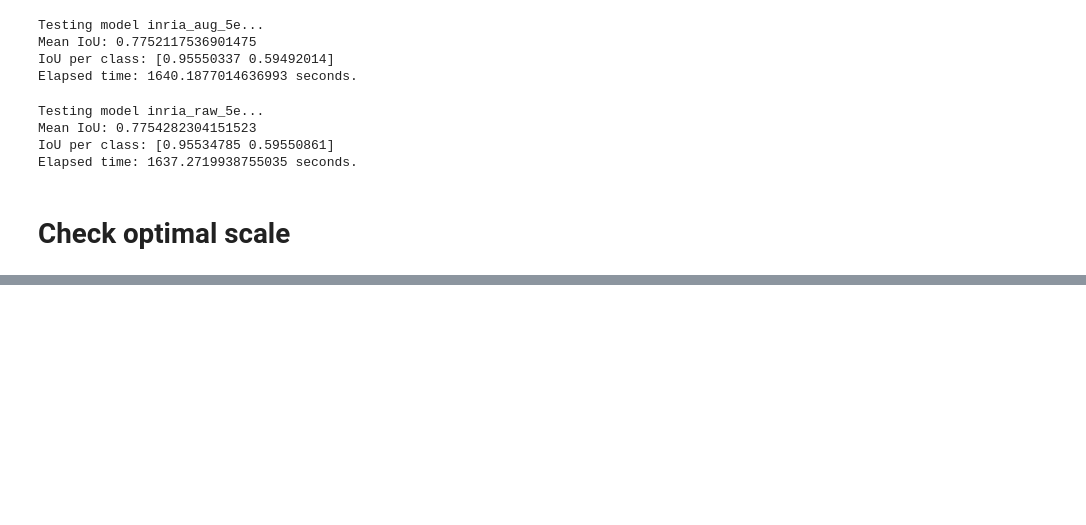
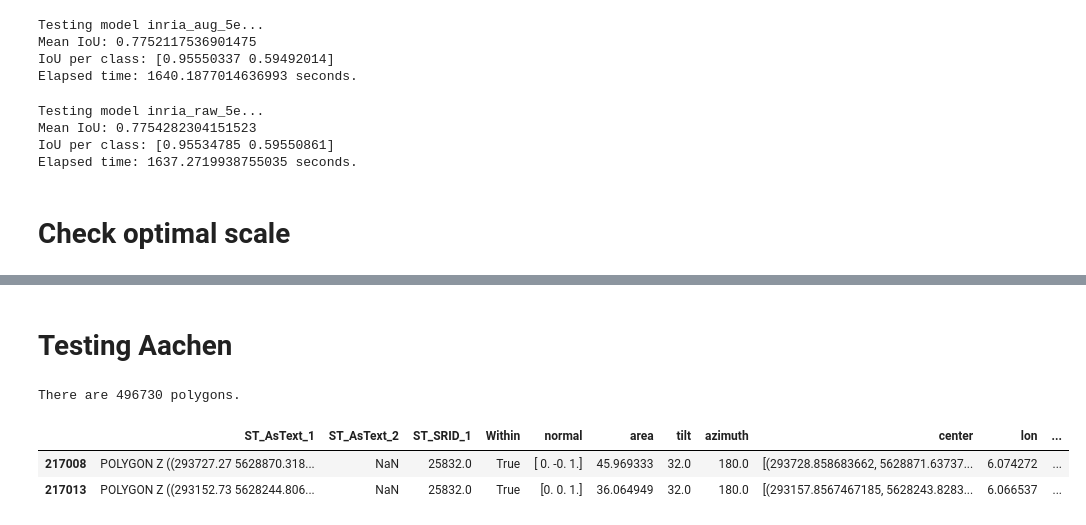
Before and after one commit to FZJ-IEK3-VSA/PASSION, a Jupyter notebook: notebooks/evaluation/evaluate-rooftops.ipynb, the cells around one changed output, grey strips where cells are left out. Saved outputs shown, nothing was run; the diff lists cells and outputs as text; code cells hidden in the pictures; blank space fills up the shorter version.

```diff
--- a/notebooks/evaluation/evaluate-rooftops.ipynb
+++ b/notebooks/evaluation/evaluate-rooftops.ipynb
@@ -547,0 +566,2 @@ with plt.rc_context({"xtick.major.pad": 0}):
+# %% [markdown]
+# Testing Aachen
@@ -547,0 +579,13 @@ with plt.rc_context({"xtick.major.pad": 0}):
+# %%
+data_path = pathlib.Path('../data')
+aachen_df = pd.read_csv(data_path / 'aachen_model.csv', index_col=0)
+
+aachen_path = pathlib.Path('../../workflow/output/aachen-intersection-z19/satellite')
+# %%
+print(f'There are {len(aachen_df)} polygons.')
+aachen_df.head(2)
+# %% [output]
+There are 496730 polygons.
+|  | ST_AsText_1 | ST_AsText_2 | ST_SRID_1 | Within | normal | area | tilt | azimuth | center | lon | ... |
+| 217008 | POLYGON Z ((293727.27 5628870.318... | NaN | 25832.0 | True | [ 0. -0. 1.] | 45.969333 | 32.0 | 180.0 | [(293728.858683662, 5628871.63737... | 6.074272 | ... |
+| 217013 | POLYGON Z ((293152.73 5628244.806... | NaN | 25832.0 | True | [0. 0. 1.] | 36.064949 | 32.0 | 180.0 | [(293157.8567467185, 5628243.8283... | 6.066537 | ... |
```
Also changed, not shown: parts of 15 cells of this notebook, 7 other files.
